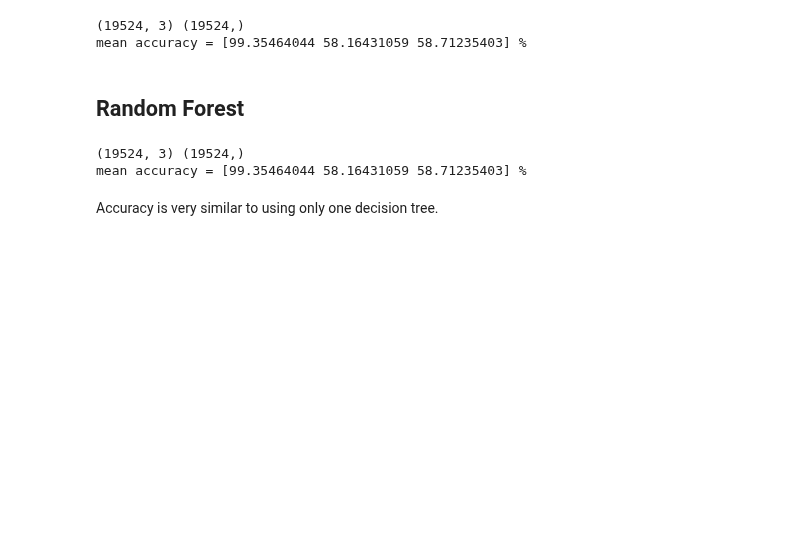
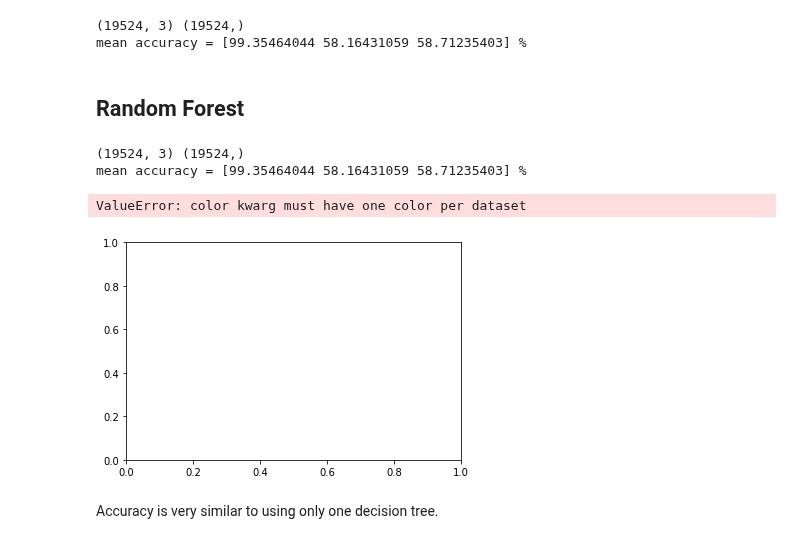
Before and after one commit to ginochen/Dual-branched_DNN_SVM, a Jupyter notebook: Dual_branched_DNN_SVM.ipynb, the cells around one changed output. Drawn from its saved outputs; the diff is of its cells as text; code cells hidden in the pictures; blank space fills up the shorter version.

```diff
--- a/Dual_branched_DNN_SVM.ipynb
+++ b/Dual_branched_DNN_SVM.ipynb
@@ -264,11 +299,16 @@ clf_rtree = clf_rtree.fit(X=x_train, y=y_cat_trainx)
 # %%
 y_pred_rtree = clf_tree.predict(x_test)
 print(y_pred_rtree.shape,y_cat_test.shape)
 meanacc_rtree = np.mean(abs(y_pred_rtree-y_cat_testx),axis=0)
 print('mean accuracy = %s %%'%str((1-meanacc_rtree)*100))
+plt.hist(y_cat_test,density=True,log=True,bins=100,color='b',rwidth=1)
+
+plt.hist(y_pred_rtree,density=True,log=True,bins=100,color='r',rwidth=5)
 # %% [output]
 (19524, 3) (19524,)
 mean accuracy = [99.35464044 58.16431059 58.71235403] %
+ValueError: color kwarg must have one color per dataset
+[figure, added]
 # %% [markdown]
 Accuracy is very similar to using only one decision tree.
 # %% [markdown]
```
Also changed, not shown: parts of 7 cells of this notebook.
